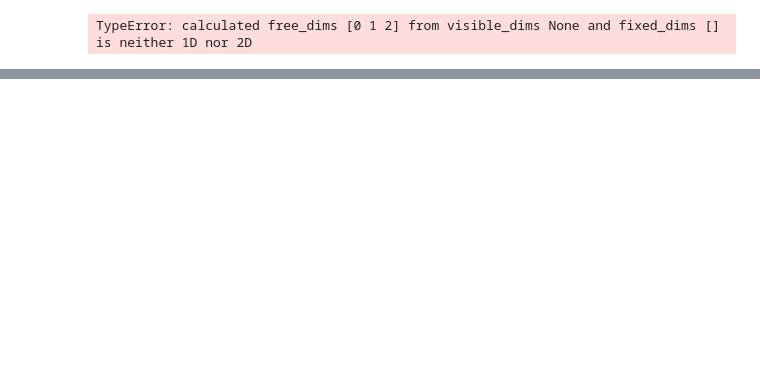
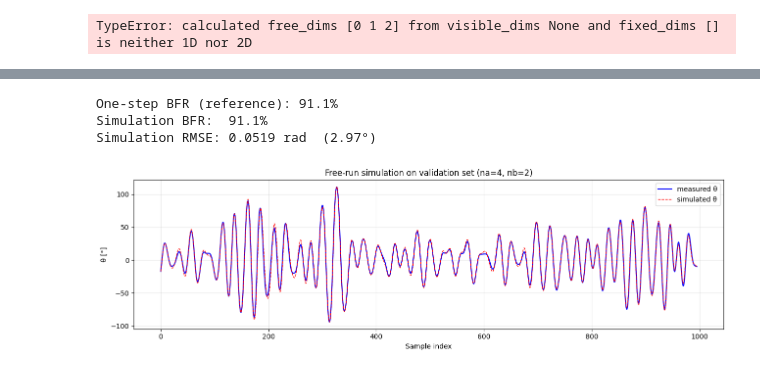
Before and after one commit to SpyrosAnog/ML-for-control-systems-Pendulum, a Jupyter notebook: GaussianProcess.ipynb, the cells around one changed output, grey strips where cells are left out. Saved outputs shown, nothing was run; the diff lists cells and outputs as text; code cells hidden in the pictures; blank space fills up the shorter version.

```diff
--- a/GaussianProcess.ipynb
+++ b/GaussianProcess.ipynb
@@ -376,0 +395,37 @@ Parameters:
+# %%
+def simulate(model, u, th_init, na, nb):
+    """Free-run simulation: predicted angles are fed back instead of true angles."""
+    n = len(u)
+    th_pred = np.zeros(n)
+    th_pred[:na] = th_init[:na]  # seed with true values
+
+    start = max(na, nb)
+    for k in range(start, n):
+        x = np.array([[th_pred[k-i] for i in range(1, na+1)] + [u[k-j] for j in range(nb)]])
+        th_pred[k] = model.predict(x)[0].flatten()[0]
+
+    return th_pred[start:]
+
+N_sim = 1000  # keep short — each step is a separate predict call
+start = max(na, nb)
+
+th_sim  = simulate(m_sparse, u_val[:N_sim], th_val[:N_sim], na, nb)
+th_true = th_val[start:N_sim]
+
+print(f"One-step BFR (reference): {BFR(Yval[:N_sim-start], th_sim[:N_sim-start].flatten()):.1f}%")
+print(f"Simulation BFR:  {BFR(th_true, th_sim):.1f}%")
+print(f"Simulation RMSE: {RMSE(th_true, th_sim):.4f} rad  ({np.degrees(RMSE(th_true, th_sim)):.2f}°)")
+
+fig, ax = plt.subplots(figsize=(13, 4))
+ax.plot(np.degrees(th_true), 'b', lw=1.5, label='measured θ')
+ax.plot(np.degrees(th_sim),  'r--', lw=1,  label='simulated θ')
+ax.set_xlabel("Sample index")
+ax.set_ylabel("θ [°]")
+ax.set_title(f"Free-run simulation on validation set (na={na}, nb={nb})")
+ax.legend(); ax.grid(alpha=0.3)
+plt.tight_layout(); plt.show()
+# %% [output]
+One-step BFR (reference): 91.1%
+Simulation BFR:  91.1%
+Simulation RMSE: 0.0519 rad  (2.97°)
+[figure, added]
```
Also changed, not shown: parts of 6 cells of this notebook.
